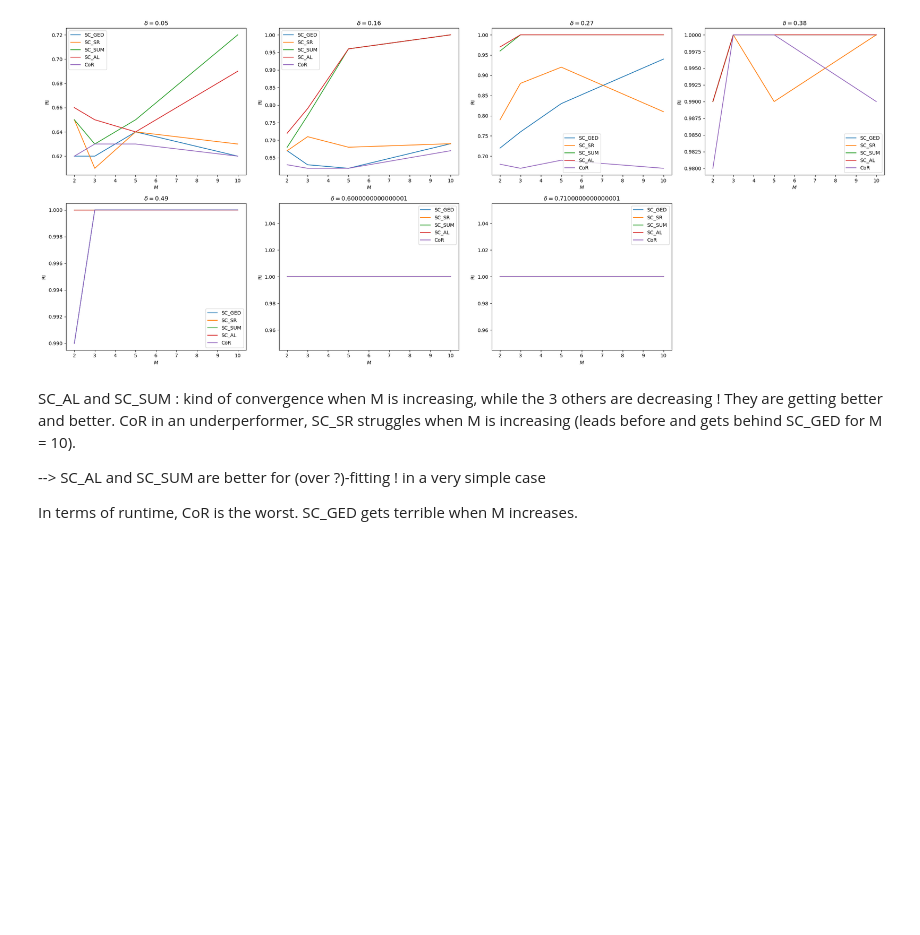
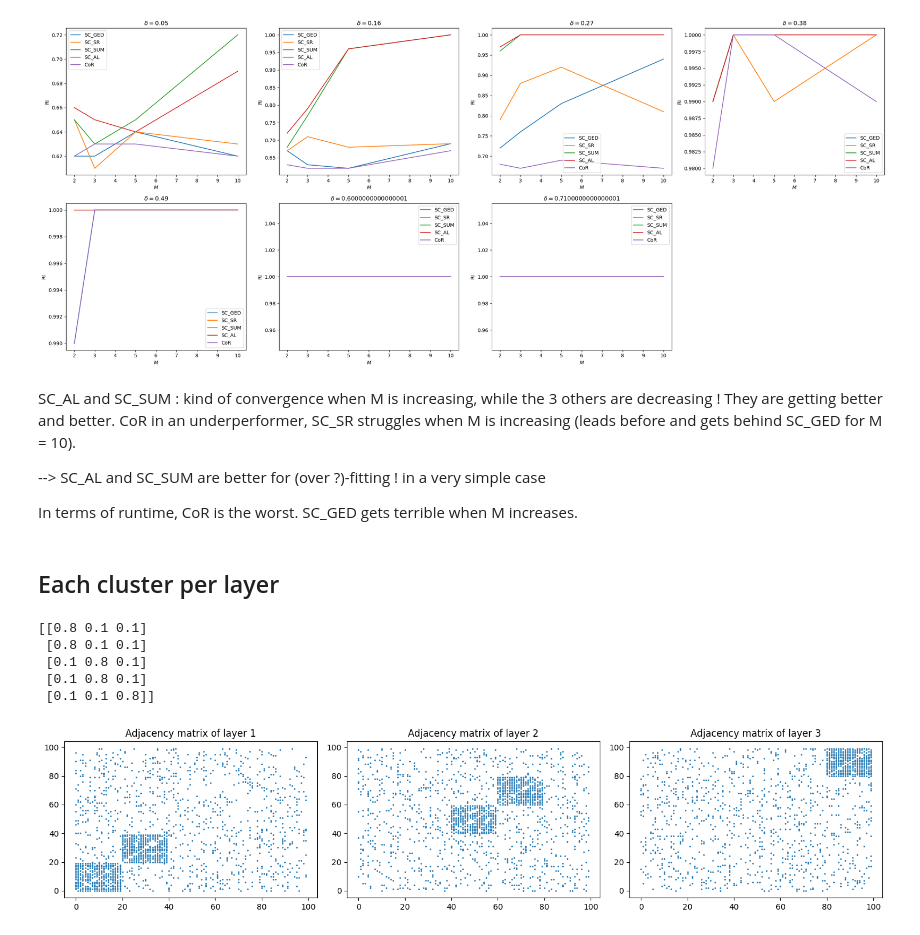
Before and after one commit to meilame-tayebjee/Multilayer-Graph-Clustering, a Jupyter notebook: Run.ipynb, the cells around one changed output. Drawn from its saved outputs; the diff is of its cells as text; code cells hidden in the pictures; blank space fills up the shorter version.

```diff
--- a/Run.ipynb
+++ b/Run.ipynb
@@ -298,3 +298,31 @@ CoR in an underperformer, SC_SR struggles when M is increasing (leads before and
 --> SC_AL and SC_SUM are better for (over ?)-fitting ! in a very simple case
 
 In terms of runtime, CoR is the worst. SC_GED gets terrible when M increases.
+# %% [markdown]
+## Each cluster per layer
+# %%
+n = 100
+M = 3
+k = 5
+
+p = 0.8
+delta = 0.7
+prob = np.full((k,M), p-delta)
+prob[:2,0] = p
+prob[2:4,1] = p
+prob[4,2] = p
+print(prob)
+prob_prime = np.full((k,k,M), p-delta)
+
+
+clusters_size = k*[20]
+
+
+matrix,index_cluster = graphCreation(n,M,k,clusters_size,prob,prob_prime, plot_adj = True)
+# %% [output]
+[[0.8 0.1 0.1]
+ [0.8 0.1 0.1]
+ [0.1 0.8 0.1]
+ [0.1 0.8 0.1]
+ [0.1 0.1 0.8]]
+[figure, added]
```
Also changed, not shown: parts of 12 cells of this notebook.
